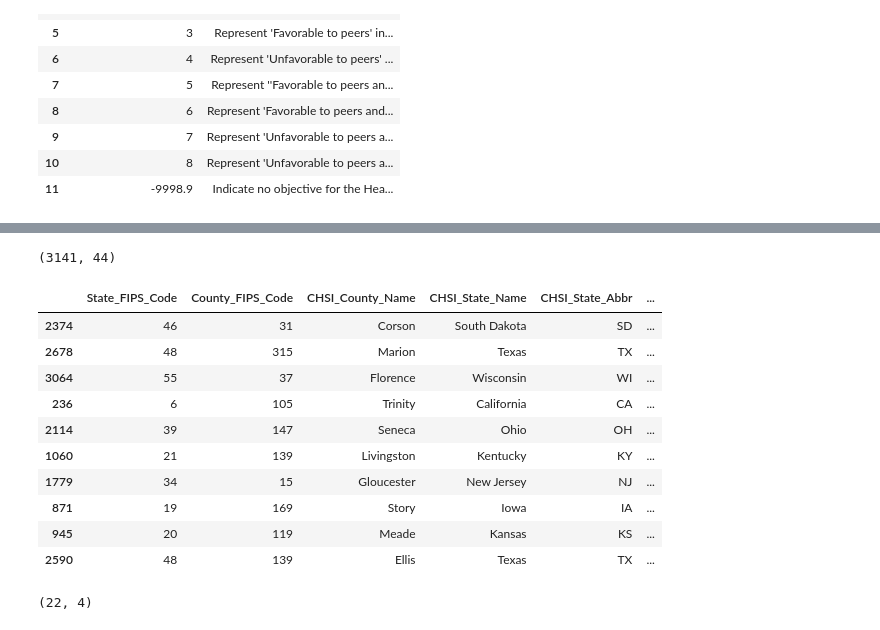
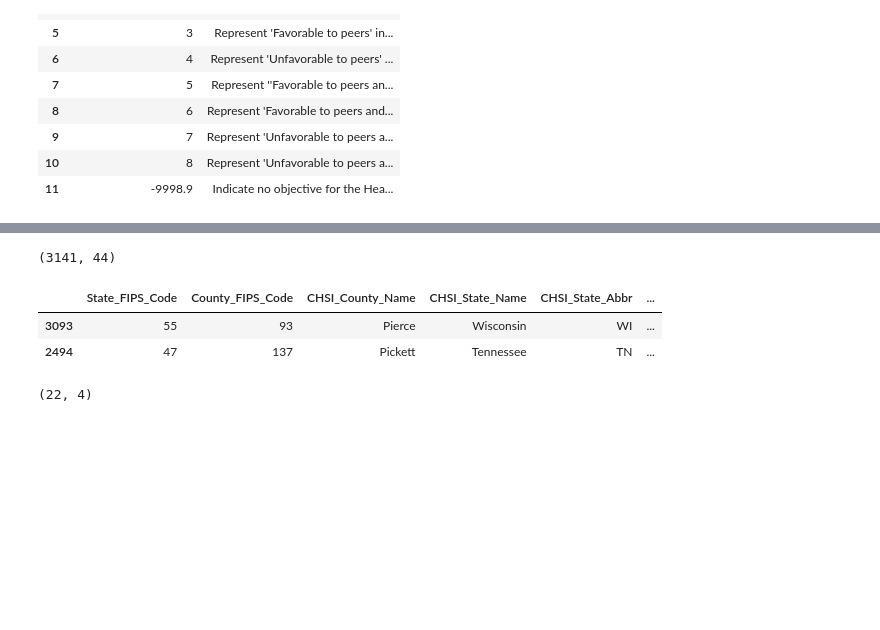
Before and after one commit to Nov05/CHSI-Dash, a Jupyter notebook: notebooks/explore_nov05_20190701.ipynb, the cells around one changed output, grey strips where cells are left out. Saved outputs shown, nothing was run; the diff lists cells and outputs as text; code cells hidden in the pictures; blank space fills up the shorter version.

```diff
--- a/notebooks/explore_nov05_20190701.ipynb
+++ b/notebooks/explore_nov05_20190701.ipynb
@@ -75,21 +75,13 @@ desc[desc["PAGE_NAME"]=="Demographics"]
 # %%
 url = "https://raw.githubusercontent.com/Nov05/CHSI-Dash/master/data/DEMOGRAPHICS.csv"
 demogr = pd.read_csv(url)
 print(demogr.shape)
-demogr.sample(10)
+demogr.sample(2)
 # %% [output]
 (3141, 44)
 |  | State_FIPS_Code | County_FIPS_Code | CHSI_County_Name | CHSI_State_Name | CHSI_State_Abbr | ... |
-| 2374 | 46 | 31 | Corson | South Dakota | SD | ... |
-| 2678 | 48 | 315 | Marion | Texas | TX | ... |
-| 3064 | 55 | 37 | Florence | Wisconsin | WI | ... |
-| 236 | 6 | 105 | Trinity | California | CA | ... |
-| 2114 | 39 | 147 | Seneca | Ohio | OH | ... |
-| 1060 | 21 | 139 | Livingston | Kentucky | KY | ... |
-| 1779 | 34 | 15 | Gloucester | New Jersey | NJ | ... |
-| 871 | 19 | 169 | Story | Iowa | IA | ... |
-| 945 | 20 | 119 | Meade | Kansas | KS | ... |
-| 2590 | 48 | 139 | Ellis | Texas | TX | ... |
+| 3093 | 55 | 93 | Pierce | Wisconsin | WI | ... |
+| 2494 | 47 | 137 | Pickett | Tennessee | TN | ... |
 # %%
 url = "https://raw.githubusercontent.com/Nov05/CHSI-Dash/master/data/HEALTHYPEOPLE2010.csv"
 healthy = pd.read_csv(url)
```
Also changed, not shown: parts of 22 cells of this notebook.
